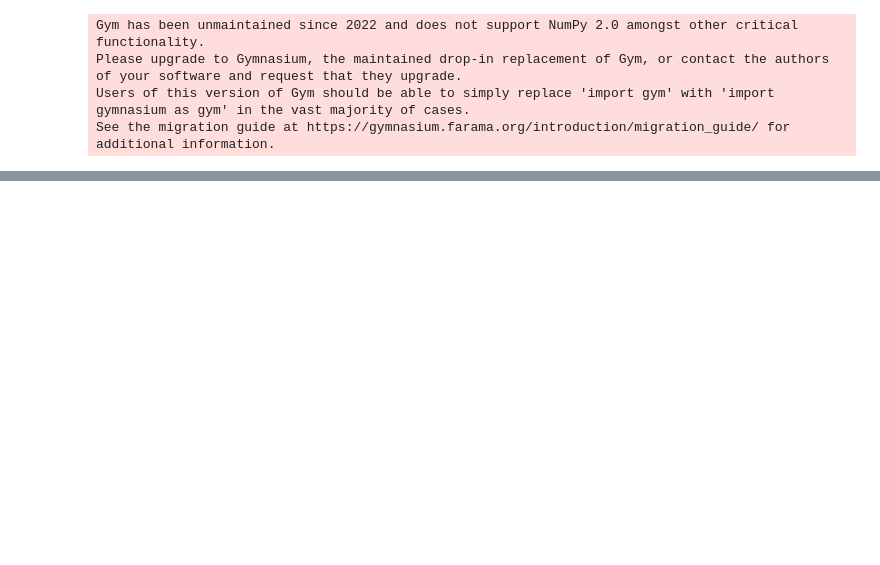
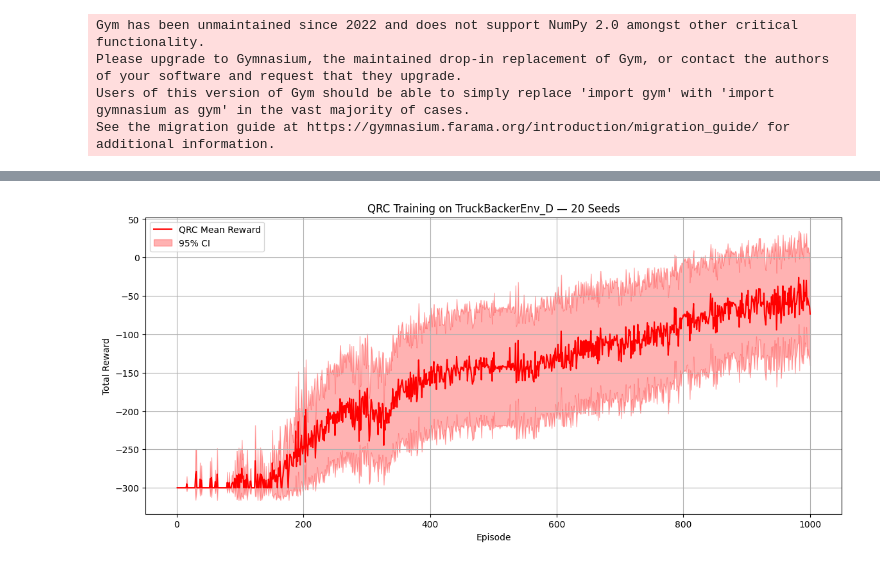
Before and after one commit to LukasOttenhof/CMPUT655-Project, a Jupyter notebook: DQN and QRC/qrc.ipynb, the cells around one changed output, grey strips where cells are left out. Cells and saved outputs as stored; diff of their text form; code cells hidden in the pictures; blank space fills up the shorter version.

```diff
--- a/DQN and QRC/qrc.ipynb
+++ b/DQN and QRC/qrc.ipynb
@@ -85,0 +186,17 @@ plt.show()
+# %%
+# --- 1. Hyperparameters ---
+
+num_episodes = 1000
+max_steps_per_episode = 500
+gamma = 0.99
+learning_rate = 1e-3
+epsilon_start = 0.5
+epsilon_decay = 0.99997
+epsilon_min = 0.01
+batch_size = 64
+target_update_freq = 5  # Update target net every few episodes
+
+# QRC Specific Parameters
+alpha = 1.0
+sigma_min = 0.0
+sigma_max = 1.0
@@ -85,0 +282,39 @@ plt.show()
+# %%
+#to ploit
+import seaborn as sns
+import numpy as np
+import matplotlib.pyplot as plt
+
+all_rewards = np.array(all_rewards)
+mean_rewards = np.mean(all_rewards, axis=0)
+std_rewards  = np.std(all_rewards, axis=0)
+ci_95 = 1.96 * (std_rewards / np.sqrt(len(seeds)))
+
+episodes = np.arange(1, num_episodes + 1)
+
+plt.figure(figsize=(14, 6))
+
+sns.lineplot(
+    x=episodes,
+    y=mean_rewards,
+    label="QRC Mean Reward",
+    color="red"
+)
+
+plt.fill_between(
+    episodes,
+    mean_rewards - ci_95,
+    mean_rewards + ci_95,
+    alpha=0.3,
+    color="red",
+    label="95% CI"
+)
+
+plt.xlabel('Episode')
+plt.ylabel('Total Reward')
+plt.title('QRC Training on TruckBackerEnv_D — 20 Seeds')
+plt.grid(True)
+plt.legend()
+plt.show()
+# %% [output]
+[figure, added]
```
Also changed, not shown: parts of 4 cells of this notebook, 1 other file.
